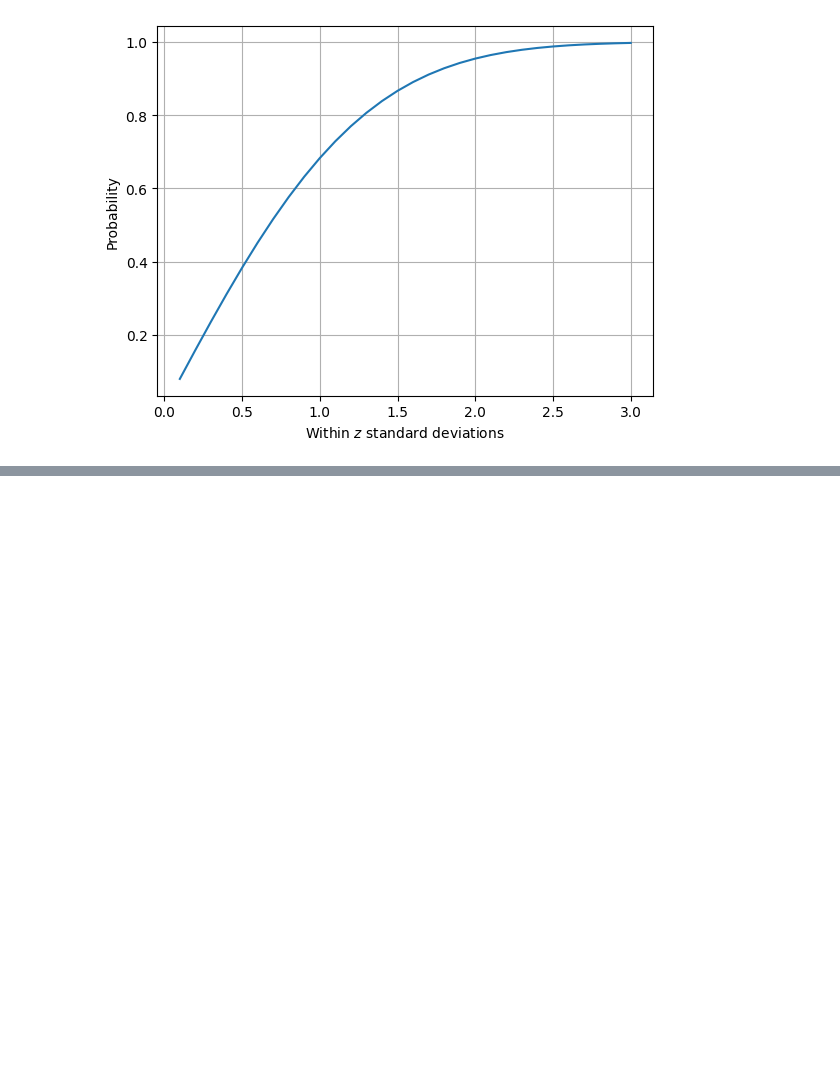
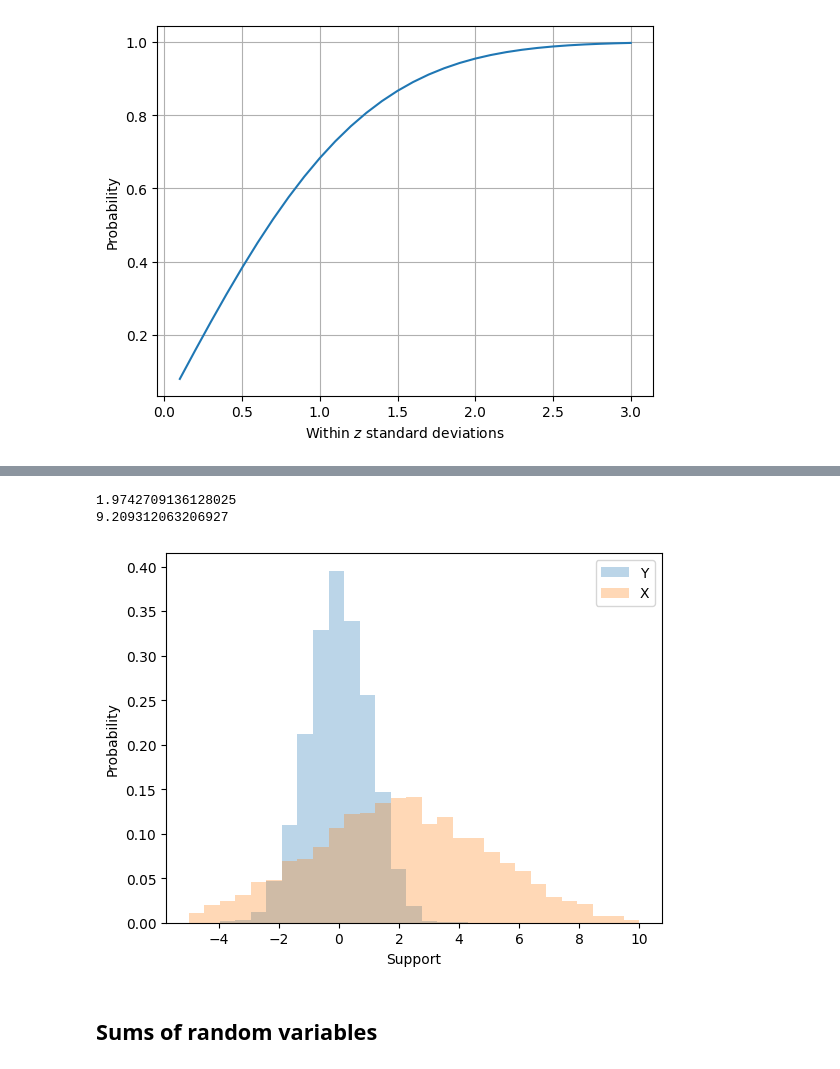
Before and after one commit to computationalUncertaintyLab/dexp_book, a Jupyter notebook: Normal.ipynb, the cells around one changed output, grey strips where cells are left out. Cells and saved outputs as stored; diff of their text form; code cells hidden in the pictures; blank space fills up the shorter version.

```diff
--- a/Normal.ipynb
+++ b/Normal.ipynb
@@ -104,2 +267,27 @@ Standard normal
 # %%
-Uncentered characterization
+import numpy as np
+
+mu    = 2
+sigma = 3
+
+simulate_Z = np.random.normal( 0, 1, size=4000 )
+X = mu + simulate_Z*sigma
+
+import matplotlib.pyplot as plt
+
+print( np.mean(X) )
+print( np.var(X) )
+
+fig,ax = plt.subplots()
+ax.hist(simulate_Z,np.linspace(-5,10,30),alpha=0.3,  density=True, label="Y")
+ax.hist(X         ,np.linspace(-5,10,30),alpha=0.3,  density=True, label="X")
+
+ax.set_xlabel("Support")
+ax.set_ylabel("Probability")
+
+ax.legend()
+plt.show()
+# %% [output]
+1.9742709136128025
+9.209312063206927
+[figure, added]
@@ -113,0 +294,2 @@ Chebychevs inequ
+# %% [markdown]
+## Sums of random variables
```
Also changed, not shown: parts of 10 cells of this notebook.
